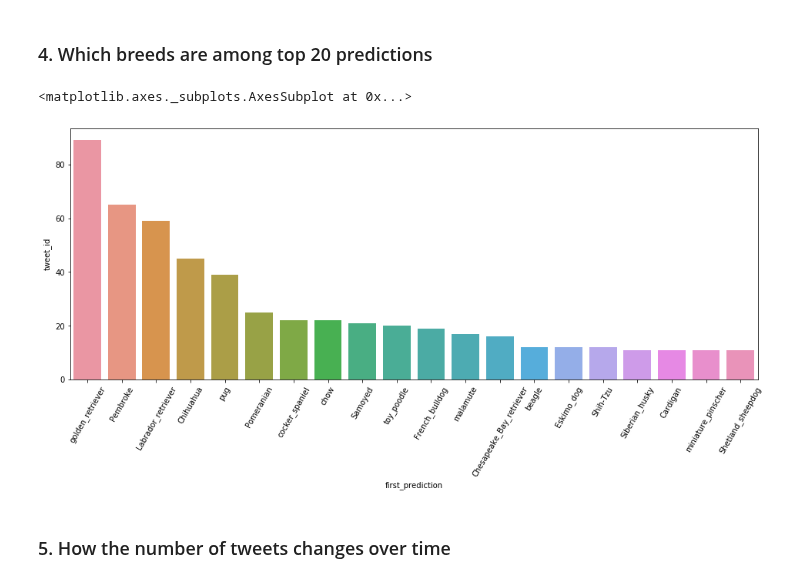
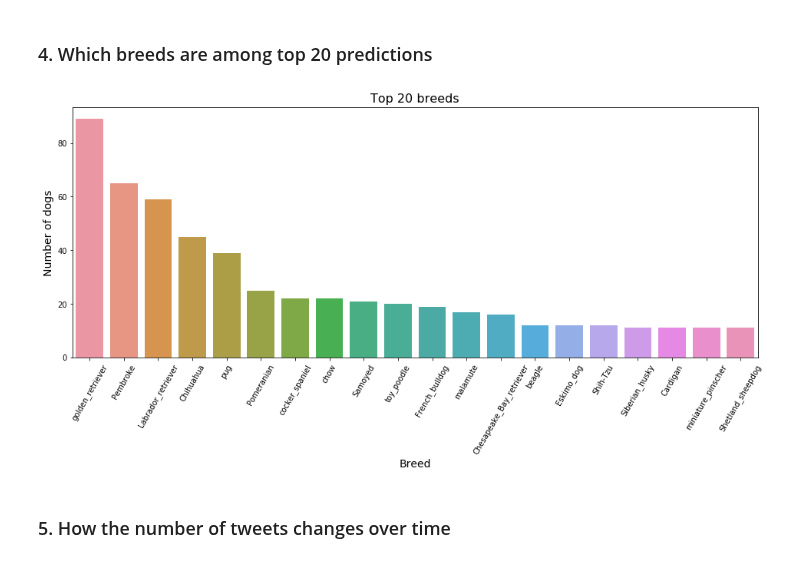
Before and after one commit to hamidkhbl/Twitter_account_data_analysis, a Jupyter notebook: wrangle_act.ipynb, the cells around one changed output. Cells and saved outputs as stored; diff of their text form; code cells hidden in the pictures.

```diff
--- a/wrangle_act.ipynb
+++ b/wrangle_act.ipynb
@@ -681,0 +696,2 @@ df_csv_clean.timestamp = df_csv_clean.timestamp.apply(lambda x: x[:len(x)-5] if(
+# %%
+df_csv_clean['timestamp'] = pd.to_datetime(df_csv_clean['timestamp'])
@@ -830,8 +864,8 @@ df_json_clean.head()
 # Storing
 Join all three datasets and store them in `twitter_archive_master.csv`
 # %%
-pd.merge((pd.merge(df_csv_clean, df_tsv_clean, right_index=True, left_index=True)) , df_json_clean, right_index=True, left_index=True).to_csv('twitter_archive_master.csv')
+df = pd.merge((pd.merge(df_csv_clean, df_tsv_clean, right_index=True, left_index=True)) , df_json_clean, right_index=True, left_index=True)
+df.to_csv('twitter_archive_master.csv')
 # %%
-df = pd.read_csv('twitter_archive_master.csv')
 df.head(1)
 # %% [output]
@@ -914,13 +961,15 @@ sns.scatterplot(df.favorite_count, df.favorite_count);
 # %% [markdown]
 ### 4. Which breeds are among top 20 predictions
 # %%
-temp = df.query('is_first_prediction_dog == 1').groupby('first_prediction').count().sort_values('tweet_id',ascending=False).head(20)
+temp = df.query('is_first_prediction_dog == 1').groupby('first_prediction').count().sort_values('timestamp',ascending=False).head(20)
 # %%
 plt.figure(figsize=(16, 6))
 plt.xticks(rotation=60)
-sns.barplot(temp.index, temp.tweet_id)
+sns.barplot(temp.index, temp.timestamp);
+plt.ylabel("Number of dogs",fontsize=14);
+plt.xlabel("Breed",fontsize=14);
+plt.title("Top 20 breeds", fontsize = 16);
 # %% [output]
-<matplotlib.axes._subplots.AxesSubplot at 0x...>
-[figure, old version]
+[figure, new version]
 # %% [markdown]
 ### 5. How the number of tweets changes over time
```
Also changed, not shown: parts of 19 cells of this notebook.
